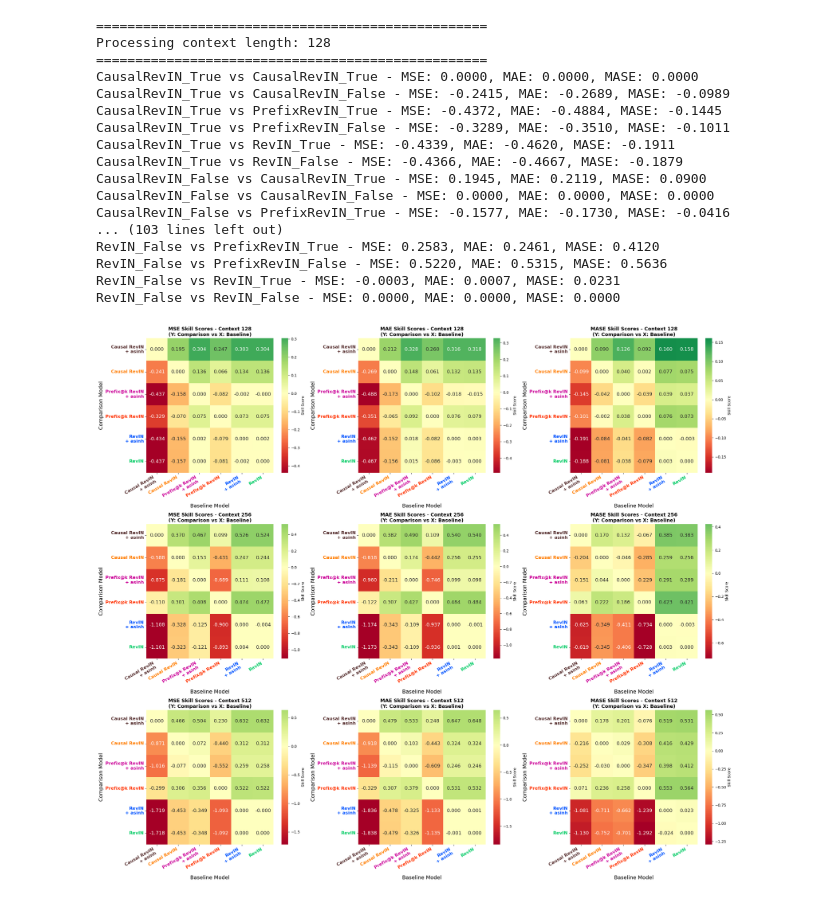
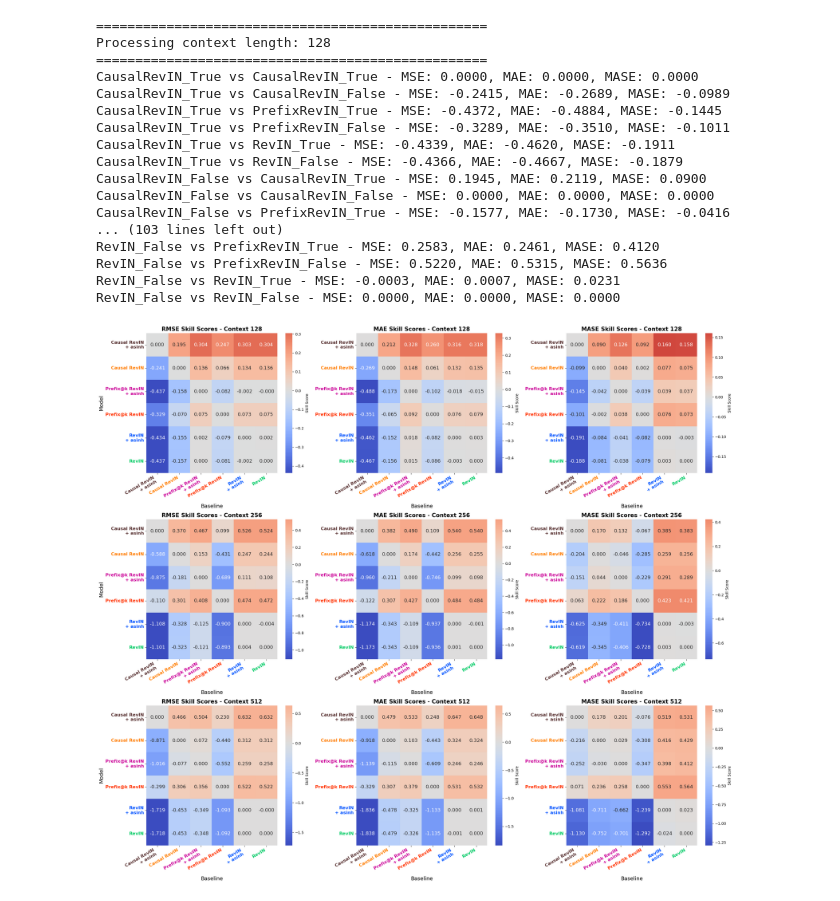
Before and after one commit to vilhess/normalizer, a Jupyter notebook: notebooks/skill_score.ipynb, the cells around one changed output. Saved outputs shown, nothing was run; the diff lists cells and outputs as text; code cells hidden in the pictures.

```diff
--- a/notebooks/skill_score.ipynb
+++ b/notebooks/skill_score.ipynb
@@ -146,14 +146,14 @@ for m in models:
 # Plot heatmaps for each context length
 for row_idx, context in enumerate(context_lengths):
     # MSE Heatmap (transposed: y=comparison, x=baseline)
-    sns.heatmap(all_skill_scores['mse'][context], annot=True, fmt='.3f', cmap='RdYlGn',
+    sns.heatmap(all_skill_scores['mse'][context], annot=True, fmt='.3f', cmap='coolwarm',
                 xticklabels=display_names, yticklabels=display_names,
                 center=0, ax=axes[row_idx, 0], cbar_kws={'label': 'Skill Score'},
                 annot_kws={'fontsize': 13})
-    axes[row_idx, 0].set_title(f'MSE Skill Scores - Context {context}\n(Y: Comparison vs X: Baseline)',
-                               fontsize=13, fontweight='bold')
-    axes[row_idx, 0].set_xlabel('Baseline Model', fontsize=14)
-    axes[row_idx, 0].set_ylabel('Comparison Model', fontsize=14)
+    axes[row_idx, 0].set_title(f'RMSE Skill Scores - Context {context}',
+                               fontsize=15, fontweight='bold')
+    axes[row_idx, 0].set_xlabel('Baseline', fontsize=14)
+    axes[row_idx, 0].set_ylabel('Model', fontsize=14)
     axes[row_idx, 0].set_xticklabels(axes[row_idx, 0].get_xticklabels(), rotation=30, ha='right')
     axes[row_idx, 0].tick_params(axis='both', labelsize=12)
 
@@ -169,14 +169,13 @@ for row_idx, context in enumerate(context_lengths):
         label.set_fontweight('bold')
 
     # MAE Heatmap (transposed: y=comparison, x=baseline)
-    sns.heatmap(all_skill_scores['mae'][context], annot=True, fmt='.3f', cmap='RdYlGn',
+    sns.heatmap(all_skill_scores['mae'][context], annot=True, fmt='.3f', cmap='coolwarm',
                 xticklabels=display_names, yticklabels=display_names,
                 center=0, ax=axes[row_idx, 1], cbar_kws={'label': 'Skill Score'},
                 annot_kws={'fontsize': 13})
-    axes[row_idx, 1].set_title(f'MAE Skill Scores - Context {context}\n(Y: Comparison vs X: Baseline)',
-                               fontsize=13, fontweight='bold')
-    axes[row_idx, 1].set_xlabel('Baseline Model', fontsize=14)
-    axes[row_idx, 1].set_ylabel('Comparison Model', fontsize=14)
+    axes[row_idx, 1].set_title(f'MAE Skill Scores - Context {context}',
+                               fontsize=15, fontweight='bold')
+    axes[row_idx, 1].set_xlabel('Baseline', fontsize=14)
     axes[row_idx, 1].set_xticklabels(axes[row_idx, 1].get_xticklabels(), rotation=30, ha='right')
     axes[row_idx, 1].tick_params(axis='both', labelsize=12)
 
@@ -191,47 +190,46 @@ for row_idx, context in enumerate(context_lengths):
         label.set_fontweight('bold')
 
     # MASE Heatmap (transposed: y=comparison, x=baseline)
-    sns.heatmap(all_skill_scores['mase'][context], annot=True, fmt='.3f', cmap='RdYlGn',
+    sns.heatmap(all_skill_scores['mase'][context], annot=True, fmt='.3f', cmap='coolwarm',
                 xticklabels=display_names, yticklabels=display_names,
                 center=0, ax=axes[row_idx, 2], cbar_kws={'label': 'Skill Score'},
                 annot_kws={'fontsize': 13})
-    axes[row_idx, 2].set_title(f'MASE Skill Scores - Context {context}\n(Y: Comparison vs X: Baseline)',
-                               fontsize=13, fontweight='bold')
-    axes[row_idx, 2].set_xlabel('Baseline Model', fontsize=14)
-    axes[row_idx, 2].set_ylabel('Comparison Model', fontsize=14)
+    axes[row_idx, 2].set_title(f'MASE Skill Scores - Context {context}',
+                               fontsize=15, fontweight='bold')
+    axes[row_idx, 2].set_xlabel('Baseline', fontsize=14)
     axes[row_idx, 2].set_xticklabels(axes[row_idx, 2].get_xticklabels(), rotation=30, ha='right')
     axes[row_idx, 2].tick_params(axis='both', labelsize=12)
 
     # Color the tick labels (without rotation now)
     for label in axes[row_idx, 2].get_xticklabels():
         original_text = label.get_text().replace('\n', ' ')
         label.set_color(dic_model_colors[original_text])
         label.set_fontweight('bold')
     for label in axes[row_idx, 2].get_yticklabels():
         original_text = label.get_text().replace('\n', ' ')
         label.set_color(dic_model_colors[original_text])
         label.set_fontweight('bold')
 
 plt.tight_layout()
 # %% [output]
 ==================================================
 Processing context length: 128
 ==================================================
 CausalRevIN_True vs CausalRevIN_True - MSE: 0.0000, MAE: 0.0000, MASE: 0.0000
 CausalRevIN_True vs CausalRevIN_False - MSE: -0.2415, MAE: -0.2689, MASE: -0.0989
 CausalRevIN_True vs PrefixRevIN_True - MSE: -0.4372, MAE: -0.4884, MASE: -0.1445
 CausalRevIN_True vs PrefixRevIN_False - MSE: -0.3289, MAE: -0.3510, MASE: -0.1011
 CausalRevIN_True vs RevIN_True - MSE: -0.4339, MAE: -0.4620, MASE: -0.1911
 CausalRevIN_True vs RevIN_False - MSE: -0.4366, MAE: -0.4667, MASE: -0.1879
 CausalRevIN_False vs CausalRevIN_True - MSE: 0.1945, MAE: 0.2119, MASE: 0.0900
 CausalRevIN_False vs CausalRevIN_False - MSE: 0.0000, MAE: 0.0000, MASE: 0.0000
 CausalRevIN_False vs PrefixRevIN_True - MSE: -0.1577, MAE: -0.1730, MASE: -0.0416
 ... (103 lines left out)
 RevIN_False vs PrefixRevIN_True - MSE: 0.2583, MAE: 0.2461, MASE: 0.4120
 RevIN_False vs PrefixRevIN_False - MSE: 0.5220, MAE: 0.5315, MASE: 0.5636
 RevIN_False vs RevIN_True - MSE: -0.0003, MAE: 0.0007, MASE: 0.0231
 RevIN_False vs RevIN_False - MSE: 0.0000, MAE: 0.0000, MASE: 0.0000
-[figure, old version]
+[figure, new version]
 # %%
 import numpy as np
 import matplotlib.pyplot as plt
```
Also changed, not shown: parts of 2 cells of this notebook, 2 other files.
